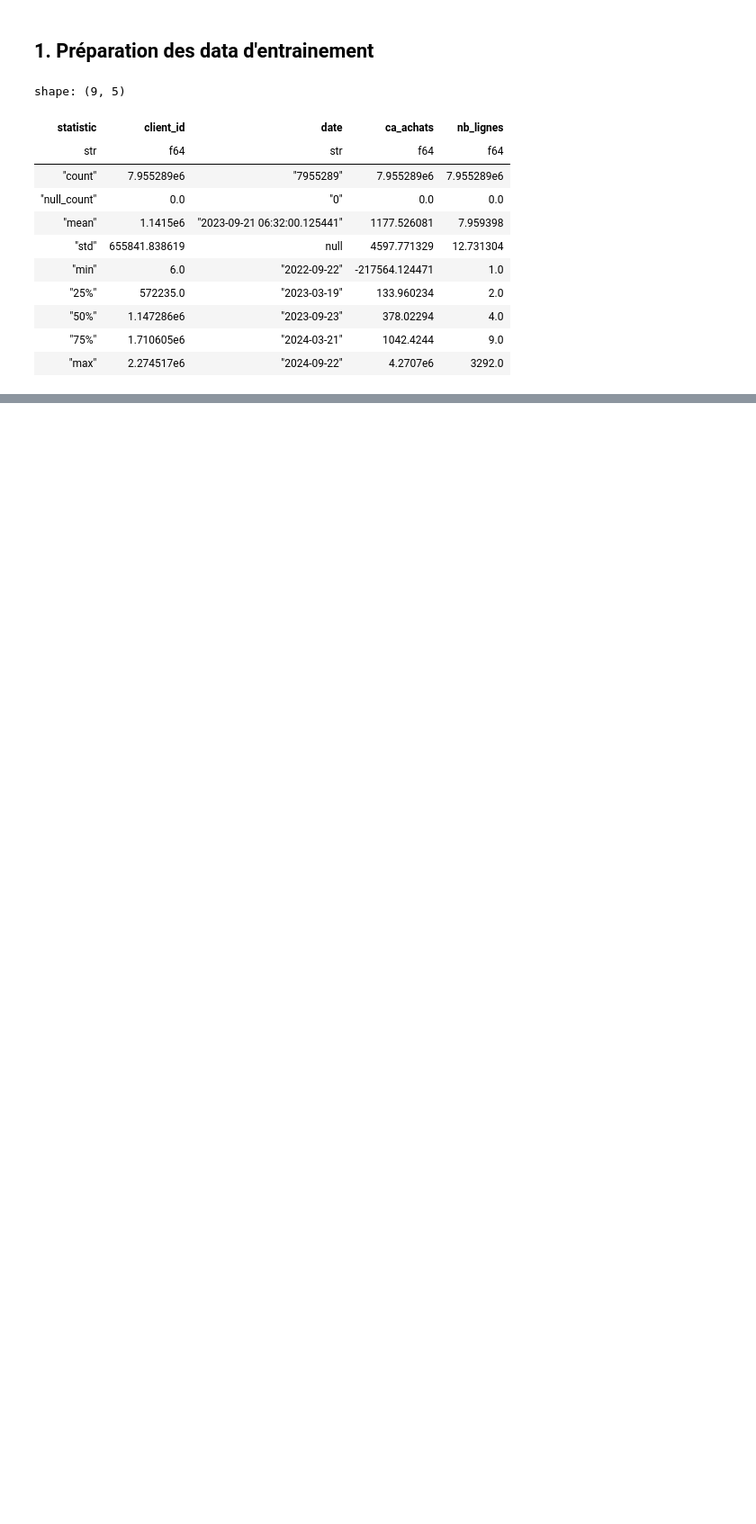
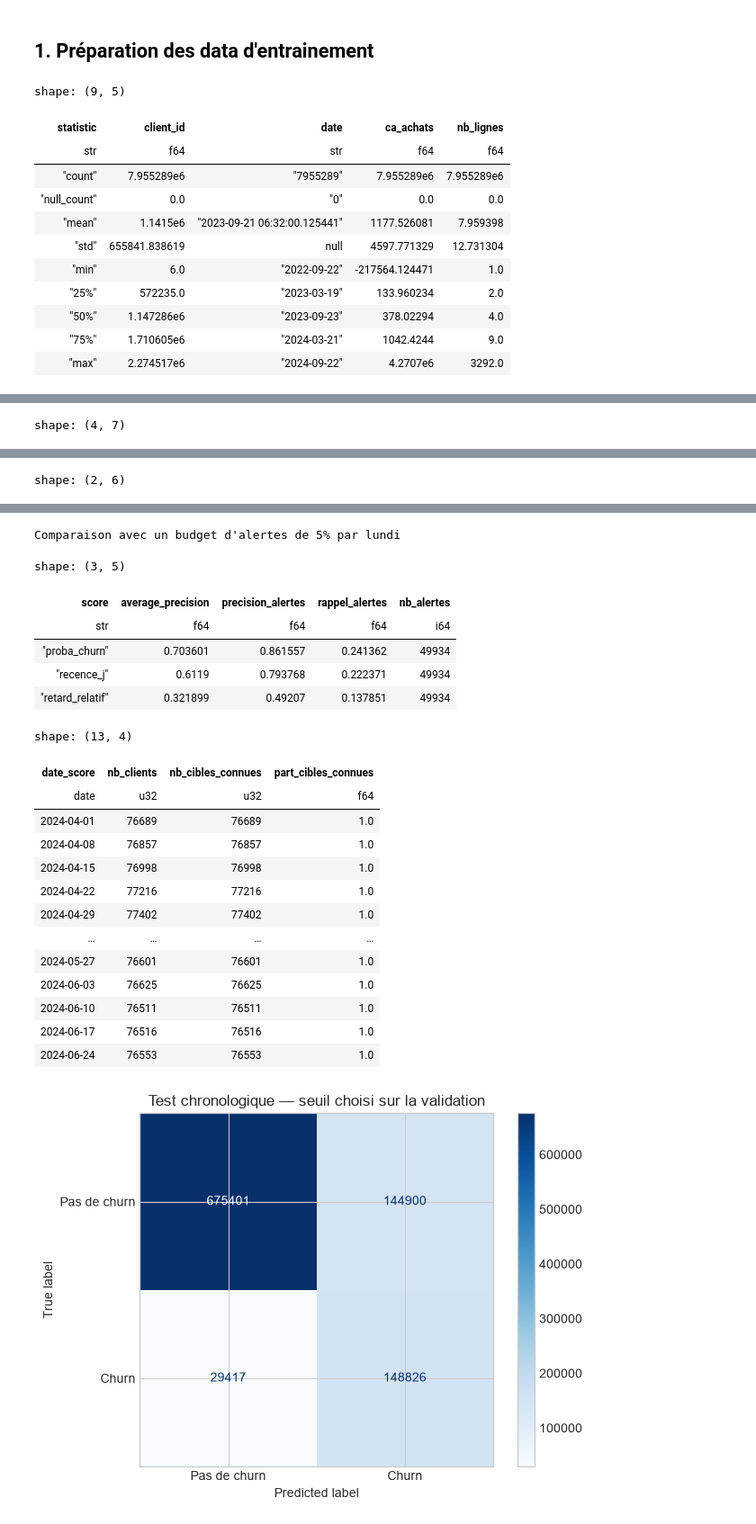
Before and after one commit to ElouanBontron/case_BCGX, a Jupyter notebook: use_case_1.ipynb, the cells around one changed output, grey strips where cells are left out. Shown at 90% size. Cells and saved outputs as stored; diff of their text form; code cells hidden in the pictures; blank space fills up the shorter version.

Commit message:
new model

```diff
--- a/use_case_1.ipynb
+++ b/use_case_1.ipynb
@@ -611,0 +774,27 @@ display(resultats["couverture_test"])
+# %%
+import importlib
+import train_churn
+from sklearn.metrics import ConfusionMatrixDisplay
+
+importlib.reload(train_churn)
+resultats = train_churn.entrainer_churn(lf_churn)
+modele = resultats["modele"]
+variables = resultats["variables"]
+
+print(f"Variables utilisées : {len(variables)}")
+print(f"Nombre d'arbres retenu : {resultats['nb_arbres']}")
+print(f"Seuil choisi sur la validation : {resultats['seuil_decision']:.3f}")
+display(resultats["periodes"])
+display(resultats["metriques_classification"])
+print(f"Comparaison avec un budget d'alertes de {resultats['fraction_alertes']:.0%} par lundi")
+display(resultats["metriques_test"])
+display(resultats["couverture_test"])
+
+ConfusionMatrixDisplay(
+    confusion_matrix=resultats["matrice_confusion"],
+    display_labels=["Pas de churn", "Churn"],
+).plot(cmap="Blues", values_format="d")
+plt.title("Test chronologique — seuil choisi sur la validation")
+plt.tight_layout()
+plt.show()
+# %% [output]
@@ -611,0 +804 @@ display(resultats["couverture_test"])
+shape: (4, 7)
@@ -611,0 +811 @@ display(resultats["couverture_test"])
+shape: (2, 6)
@@ -611,0 +816,22 @@ display(resultats["couverture_test"])
+Comparaison avec un budget d'alertes de 5% par lundi
+shape: (3, 5)
+| score | average_precision | precision_alertes | rappel_alertes | nb_alertes |
+| str | f64 | f64 | f64 | i64 |
+| "proba_churn" | 0.703601 | 0.861557 | 0.241362 | 49934 |
+| "recence_j" | 0.6119 | 0.793768 | 0.222371 | 49934 |
+| "retard_relatif" | 0.321899 | 0.49207 | 0.137851 | 49934 |
+shape: (13, 4)
+| date_score | nb_clients | nb_cibles_connues | part_cibles_connues |
+| date | u32 | u32 | f64 |
+| 2024-04-01 | 76689 | 76689 | 1.0 |
+| 2024-04-08 | 76857 | 76857 | 1.0 |
+| 2024-04-15 | 76998 | 76998 | 1.0 |
+| 2024-04-22 | 77216 | 77216 | 1.0 |
+| 2024-04-29 | 77402 | 77402 | 1.0 |
+| … | … | … | … |
+| 2024-05-27 | 76601 | 76601 | 1.0 |
+| 2024-06-03 | 76625 | 76625 | 1.0 |
+| 2024-06-10 | 76511 | 76511 | 1.0 |
+| 2024-06-17 | 76516 | 76516 | 1.0 |
+| 2024-06-24 | 76553 | 76553 | 1.0 |
+[figure, added]
```
Also changed, not shown: parts of 24 cells of this notebook, 14 other files.
